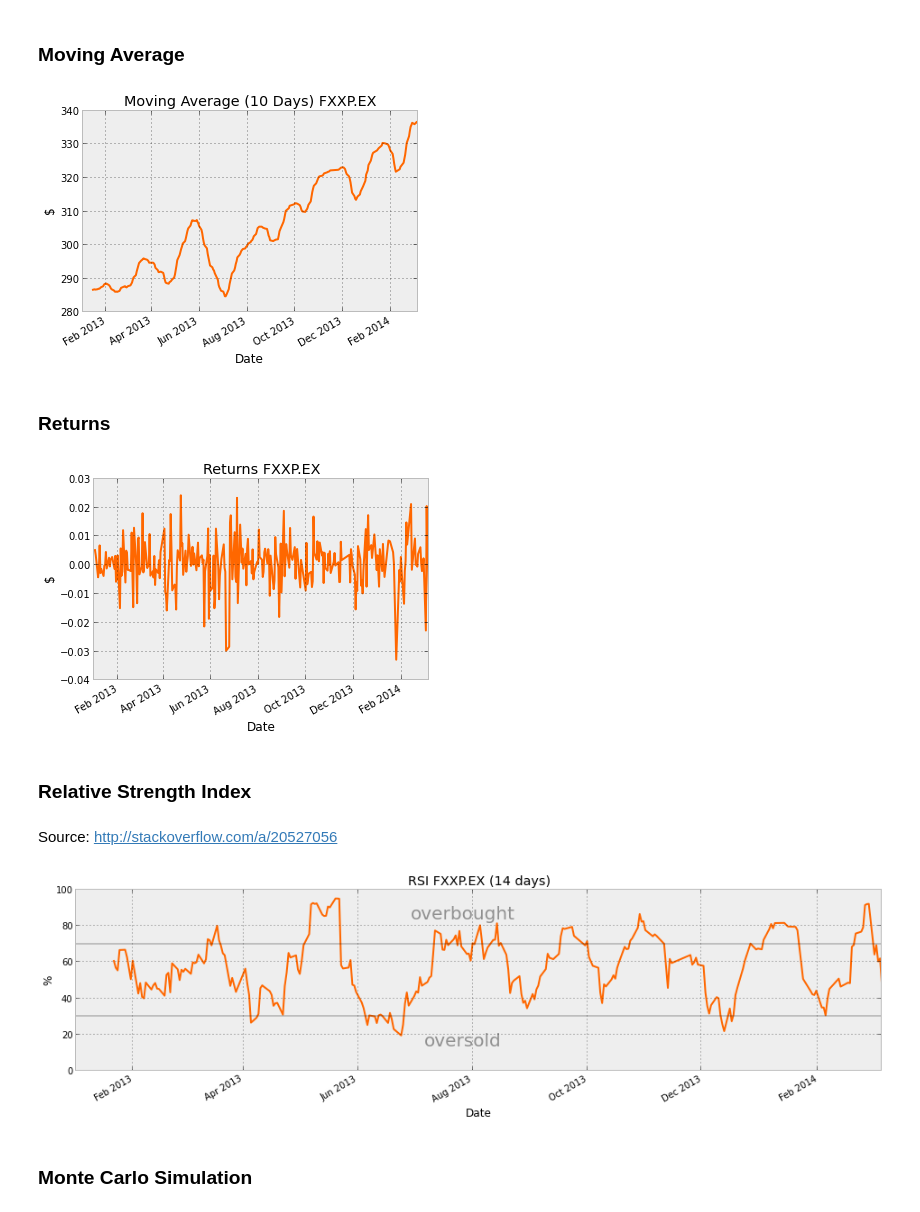
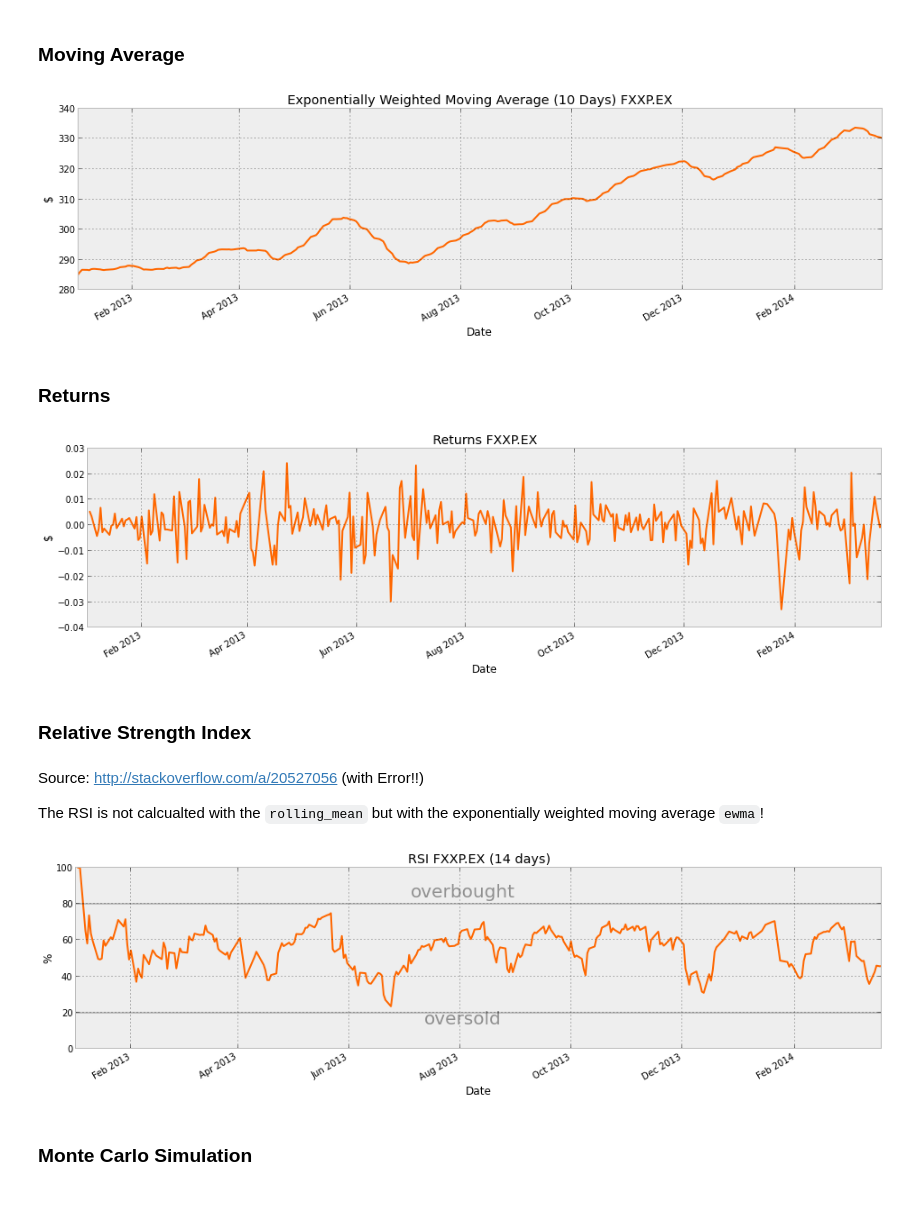
Before and after one commit to balzer82/Pandas-Stoxx-Europe-600, a Jupyter notebook: analyseFXXP.EX.ipynb, the cells around one changed output. Drawn from its saved outputs; the diff is of its cells as text; code cells hidden in the pictures.

Commit message:
RSI Fehler EWMA

```diff
--- a/analyseFXXP.EX.ipynb
+++ b/analyseFXXP.EX.ipynb
@@ -52,49 +53,55 @@ plt.title('Closing Price %s' % sc);
 # %%
 close_px = stoxx['Adj Close']
 mad = 10
-mavg = pd.rolling_mean(close_px, mad)
+mavg = pd.ewma(close_px, mad)
+plt.figure(figsize=(16,4))
 mavg.plot();
 plt.ylabel('\$')
-plt.title('Moving Average (%i Days) %s' % (mad, sc));
+plt.title('Exponentially Weighted Moving Average (%i Days) %s' % (mad, sc));
 # %% [output]
-[figure, old version]
+[figure, new version]
 # %% [markdown]
 ### Returns
 # %%
 stoxx['rets'] = close_px.pct_change()
+plt.figure(figsize=(16,4))
 stoxx.rets.plot();
 plt.title('Returns %s' % sc);
 plt.ylabel('\$');
 # %% [output]
-[figure, old version]
+[figure, new version]
 # %% [markdown]
 ### Relative Strength Index
-# %% [markdown]
-Source: http://stackoverflow.com/a/20527056
+# %% [markdown]
+Source: http://stackoverflow.com/a/20527056 (with Error!!)
+
+The RSI is not calcualted with the `rolling_mean` but with the exponentially weighted moving average `ewma`!
 # %%
+# Get daily up or down
 delta = stoxx['Close'].diff()
+
 dUp, dDown = delta.copy( ), delta.copy( )
 dUp[ dUp < 0 ] = 0
 dDown[ dDown > 0 ] = 0
 
 n=14
-RolUp = pd.rolling_mean( dUp, n )
-RolDown = pd.rolling_mean( dDown, n).abs()
+RolUp = pd.ewma( dUp, n)
+RolDown = pd.ewma( dDown, n).abs()
 
 RS = RolUp / RolDown
 RSI = 100. - 100./(1.+RS)
 
 plt.figure(figsize=(16,4))
 RSI.plot();
-plt.axhline(30, color='k', alpha=0.2)
+plt.axhline(20, color='k', alpha=0.2)
 plt.annotate('oversold',xy=(0.5, 0.3), xycoords='figure fraction', fontsize=20, alpha=0.4, ha='center')
-plt.axhline(70, color='k', alpha=0.2)
+plt.axhline(80, color='k', alpha=0.2)
 plt.annotate('overbought',xy=(0.5, 0.8), xycoords='figure fraction', fontsize=20, alpha=0.4,ha='center')
 plt.title('RSI %s (%i days)' % (sc, n));
 plt.ylim([0,100]);
 plt.ylabel('%');
 # %% [output]
-[figure, old version]
+[figure, new version]
 # %% [markdown]
 ### Monte Carlo Simulation
 # %%
```
Also changed, not shown: parts of 6 cells of this notebook, 2 other files.
